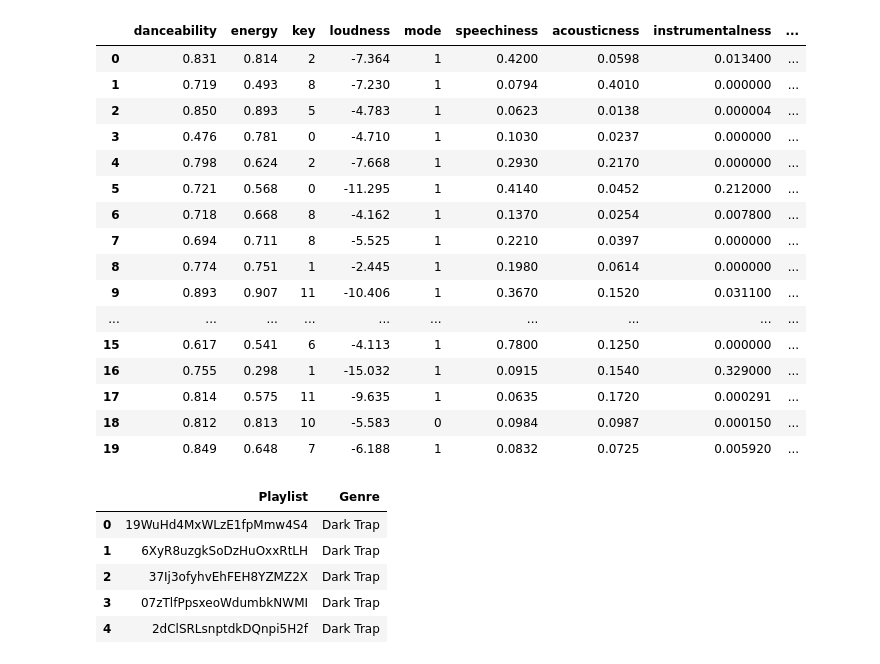
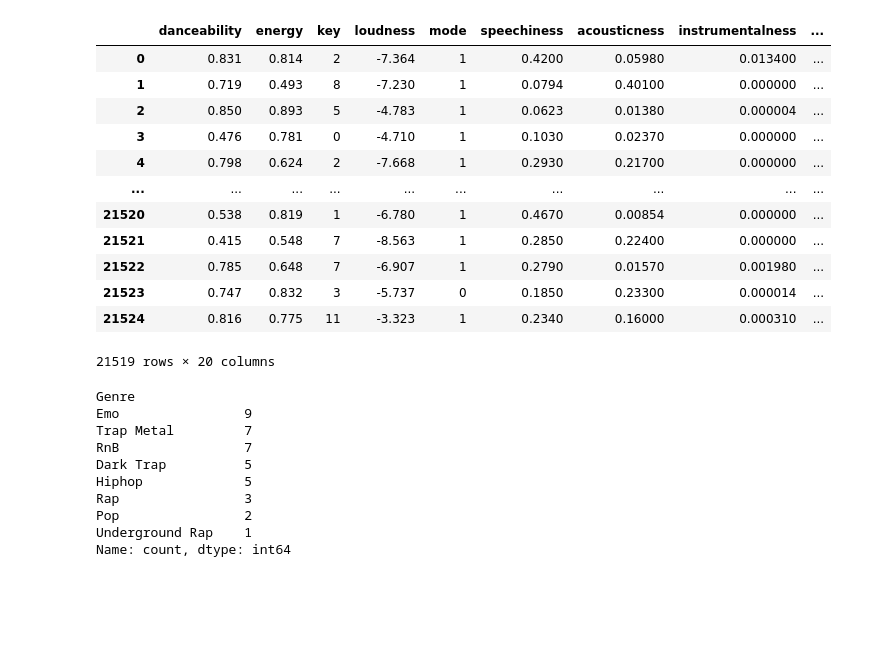
Before and after one commit to lduvick0/DACapstone, a Jupyter notebook: da_project_spotify_data/da_project_spotify_data/DA capstone .ipynb, the cells around one changed output. Drawn from its saved outputs; the diff is of its cells as text; code cells hidden in the pictures; blank space fills up the shorter version.

Commit message:
cleaned data and added new info

```diff
--- a/da_project_spotify_data/da_project_spotify_data/DA capstone .ipynb
+++ b/da_project_spotify_data/da_project_spotify_data/DA capstone .ipynb
@@ -1,37 +1,52 @@
 # %%
 import pandas as pd
+import seaborn as sns
+import matplotlib.pyplot as plt
+from sklearn.model_selection import train_test_split
+from sklearn.linear_model import LinearRegression
+from sklearn.metrics import mean_squared_error
+from sklearn.linear_model import LogisticRegression
+from sklearn.metrics import accuracy_score
 
 df_genre = pd.read_csv("C:/Users/micha/PycharmProjects/Docs/DA capstone project/da_project_spotify_data/genres_v2.csv", dtype={'song_name': str})
 df_playlists = pd.read_csv("C:/Users/micha/PycharmProjects/Docs/DA capstone project/da_project_spotify_data/playlists.csv", )
 # column_19 = df_genre.iloc[:, [19]]
 # display(column_19)
 df_genre.drop(columns=['Unnamed: 0'],inplace=True)
 df_genre.drop(columns=['title'],inplace=True)
-df_genre.head(20)
+df_genre = df_genre.dropna()
+# desc = df_genre.describe()
+# print(desc)
+# df_genre.to_csv("C:/Users/micha/PycharmProjects/Docs/DA capstone project/da_project_spotify_data/genres_v2_updated.csv", index=False)  # Set index=False to exclude row indices in the CSV file
+display(df_genre)
+# c = df_genre['genre'].value_counts()
+# print(c)
 # %% [output]
 |  | danceability | energy | key | loudness | mode | speechiness | acousticness | instrumentalness | ... |
-| 0 | 0.831 | 0.814 | 2 | -7.364 | 1 | 0.4200 | 0.0598 | 0.013400 | ... |
-| 1 | 0.719 | 0.493 | 8 | -7.230 | 1 | 0.0794 | 0.4010 | 0.000000 | ... |
-| 2 | 0.850 | 0.893 | 5 | -4.783 | 1 | 0.0623 | 0.0138 | 0.000004 | ... |
-| 3 | 0.476 | 0.781 | 0 | -4.710 | 1 | 0.1030 | 0.0237 | 0.000000 | ... |
-| 4 | 0.798 | 0.624 | 2 | -7.668 | 1 | 0.2930 | 0.2170 | 0.000000 | ... |
-| 5 | 0.721 | 0.568 | 0 | -11.295 | 1 | 0.4140 | 0.0452 | 0.212000 | ... |
-| 6 | 0.718 | 0.668 | 8 | -4.162 | 1 | 0.1370 | 0.0254 | 0.007800 | ... |
-| 7 | 0.694 | 0.711 | 8 | -5.525 | 1 | 0.2210 | 0.0397 | 0.000000 | ... |
-| 8 | 0.774 | 0.751 | 1 | -2.445 | 1 | 0.1980 | 0.0614 | 0.000000 | ... |
-| 9 | 0.893 | 0.907 | 11 | -10.406 | 1 | 0.3670 | 0.1520 | 0.031100 | ... |
+| 0 | 0.831 | 0.814 | 2 | -7.364 | 1 | 0.4200 | 0.05980 | 0.013400 | ... |
+| 1 | 0.719 | 0.493 | 8 | -7.230 | 1 | 0.0794 | 0.40100 | 0.000000 | ... |
+| 2 | 0.850 | 0.893 | 5 | -4.783 | 1 | 0.0623 | 0.01380 | 0.000004 | ... |
+| 3 | 0.476 | 0.781 | 0 | -4.710 | 1 | 0.1030 | 0.02370 | 0.000000 | ... |
+| 4 | 0.798 | 0.624 | 2 | -7.668 | 1 | 0.2930 | 0.21700 | 0.000000 | ... |
 | ... | ... | ... | ... | ... | ... | ... | ... | ... | ... |
-| 15 | 0.617 | 0.541 | 6 | -4.113 | 1 | 0.7800 | 0.1250 | 0.000000 | ... |
-| 16 | 0.755 | 0.298 | 1 | -15.032 | 1 | 0.0915 | 0.1540 | 0.329000 | ... |
-| 17 | 0.814 | 0.575 | 11 | -9.635 | 1 | 0.0635 | 0.1720 | 0.000291 | ... |
-| 18 | 0.812 | 0.813 | 10 | -5.583 | 0 | 0.0984 | 0.0987 | 0.000150 | ... |
-| 19 | 0.849 | 0.648 | 7 | -6.188 | 1 | 0.0832 | 0.0725 | 0.005920 | ... |
+| 21520 | 0.538 | 0.819 | 1 | -6.780 | 1 | 0.4670 | 0.00854 | 0.000000 | ... |
+| 21521 | 0.415 | 0.548 | 7 | -8.563 | 1 | 0.2850 | 0.22400 | 0.000000 | ... |
+| 21522 | 0.785 | 0.648 | 7 | -6.907 | 1 | 0.2790 | 0.01570 | 0.001980 | ... |
+| 21523 | 0.747 | 0.832 | 3 | -5.737 | 0 | 0.1850 | 0.23300 | 0.000014 | ... |
+| 21524 | 0.816 | 0.775 | 11 | -3.323 | 1 | 0.2340 | 0.16000 | 0.000310 | ... |
+21519 rows × 20 columns
 # %%
-df_playlists.head()
+# display(df_playlists)
+d = df_playlists['Genre'].value_counts()
+print(d)
 # %% [output]
-|  | Playlist | Genre |
-| 0 | 19WuHd4MxWLzE1fpMmw4S4 | Dark Trap |
-| 1 | 6XyR8uzgkSoDzHuOxxRtLH | Dark Trap |
-| 2 | 37Ij3ofyhvEhFEH8YZMZ2X | Dark Trap |
-| 3 | 07zTlfPpsxeoWdumbkNWMI | Dark Trap |
-| 4 | 2dClSRLsnptdkDQnpi5H2f | Dark Trap |
+Genre
+Emo                9
+Trap Metal         7
+RnB                7
+Dark Trap          5
+Hiphop             5
+Rap                3
+Pop                2
+Underground Rap    1
+Name: count, dtype: int64
```
Also changed, not shown: parts of 7 cells of this notebook.
